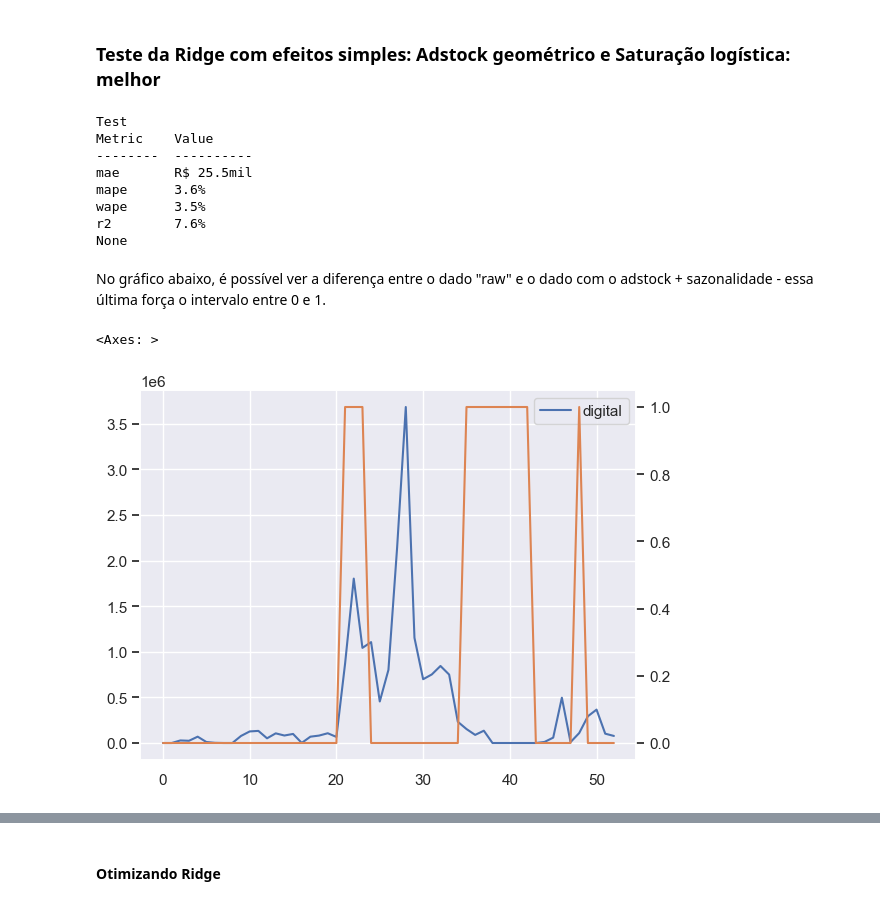
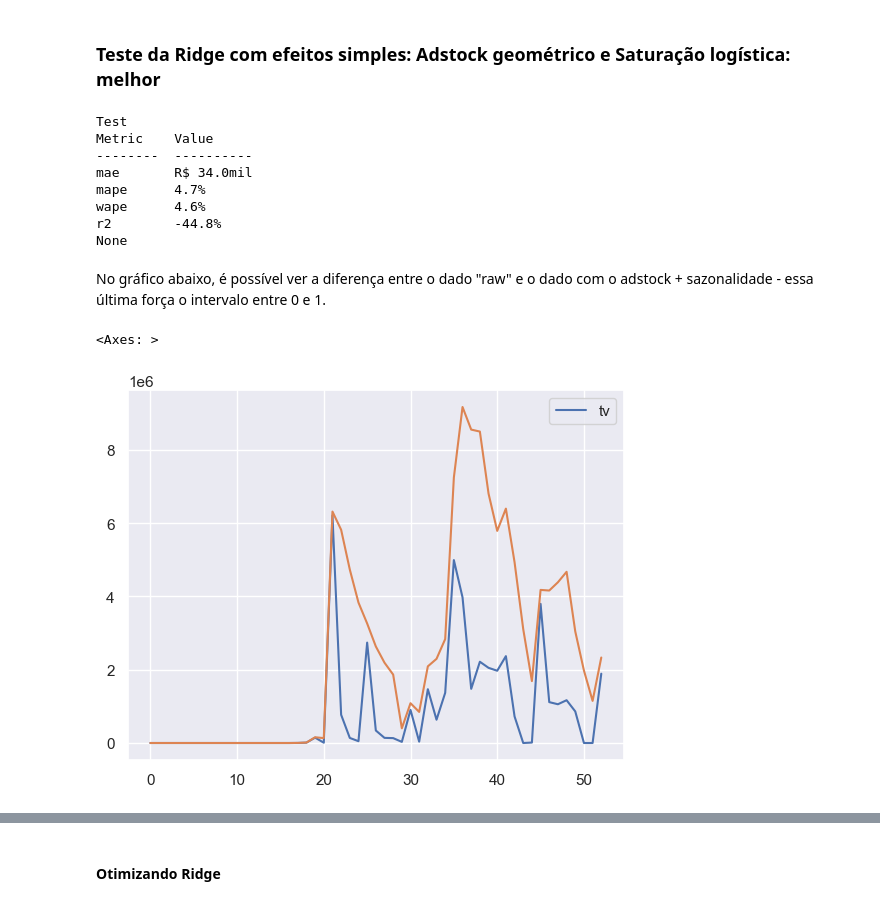
Before and after one commit to marianehauy/MMM-case, a Jupyter notebook: notebooks/ridge_regression.ipynb, the cells around one changed output, grey strips where cells are left out. Cells and saved outputs as stored; diff of their text form; code cells hidden in the pictures.

```diff
--- a/notebooks/ridge_regression.ipynb
+++ b/notebooks/ridge_regression.ipynb
@@ -80,12 +76,0 @@ Test set from week 53 to 66
-# %%
-scale_features = ["notifications_sent"]
-normalize_features = ["n_active_users", "holiday", "week_of_month"]
-
-from sklearn.preprocessing import StandardScaler, MinMaxScaler
-norm = MinMaxScaler()
-df_train[normalize_features] = norm.fit_transform(df_train[normalize_features])
-df_test[normalize_features] = norm.transform(df_test[normalize_features])
-
-scale = StandardScaler()
-df_train[scale_features] = scale.fit_transform(df_train[scale_features])
-df_test[scale_features] = scale.transform(df_test[scale_features])
@@ -138,13 +129,15 @@ r2        47.1%
 # %%
 all_features = medias_with_more_investment + ["n_active_users","notifications_sent","holiday","event1","event2", "week_of_month"]
 
-best_params = {"regression__alpha":0.1}
+best_params = {"regression__alpha":0.2}
 ridge_model = MMMRegression(
     medias=medias_with_more_investment,
     model_type="ridge",
     positive_features=medias_with_more_investment+["event1", "event2"],
     # biased_features=["n_active_users"],
     # confounders=all_features,
+    normalize_features=normalize_features+medias_with_more_investment,
+    scale_features=scale_features,
     all_features = all_features,
     best_params=best_params,
     )
@@ -159,20 +152,20 @@ print(ridge_model.score(df_test["traffic"], pred_ridge_test))
 Test
 Metric    Value
 --------  ----------
-mae       R$ 25.5mil
-mape      3.6%
-wape      3.5%
-r2        7.6%
+mae       R$ 34.0mil
+mape      4.7%
+wape      4.6%
+r2        -44.8%
 None
 # %% [markdown]
 No gráfico abaixo, é possível ver a diferença entre o dado "raw" e o dado com o adstock + sazonalidade - essa última força o intervalo entre 0 e 1.
 # %%
 # apply adstock transformation to the media variables
 df_train_transformed = ridge_model.model["adstock"].transform(df_train)
-b = pd.DataFrame(df_train_transformed, columns=all_features)
+df_train_transformed = ridge_model.model["to_df1"].transform(df_train_transformed)
 # plot both original and transformed variable
-df_train[["digital"]].plot(alpha = 1)
-b["tv"].plot(secondary_y=True)
+df_train[["tv"]].plot(alpha = 1)
+df_train_transformed["tv"].plot(secondary_y=False)
 # %% [output]
 <Axes: >
-[figure, old version]
+[figure, new version]
```
Also changed, not shown: parts of 21 cells of this notebook, 11 other files.
